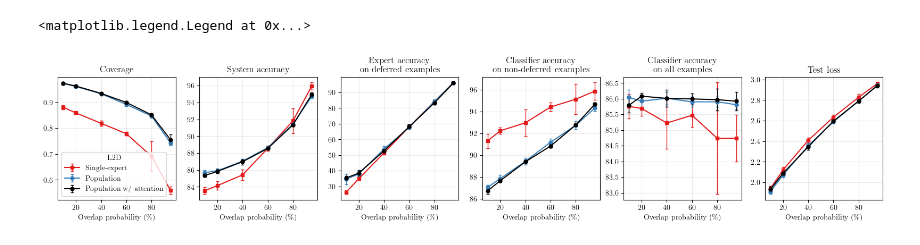
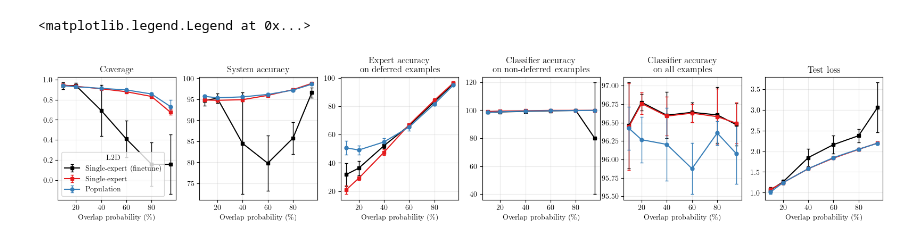
Before and after one commit to dvtailor/meta-l2d, a Jupyter notebook: notebooks/plot_results.ipynb, the cells around one changed output. Cells and saved outputs as stored; diff of their text form; code cells hidden in the pictures.

```diff
--- a/notebooks/plot_results.ipynb
+++ b/notebooks/plot_results.ipynb
@@ -8,10 +8,13 @@ import matplotlib.pyplot as plt
 plt.rcParams["text.usetex"] = True
 plt.rcParams["font.family"] = 'cmu serif' #"Helvetica"
 # %%
-# results_path = '../runs_07/gradual_overlap/softmax'
-results_path = '../runs_08/cifar20_100_new/softmax'
+# results_path = '../runs_09/cifar10/softmax'
+# results_path = '../runs_12/cifar20_100/softmax'
+# results_path = '../runs_14/gtsrb/softmax'
+# results_path = '../runs_00_final/cifar20_100/softmax'
+results_path = '../runs_00_final/gtsrb/softmax'
 # %%
-l2d_type_lst = ['single', 'pop', 'pop_attn']
+l2d_type_lst = ['single_finetune', 'single', 'pop'] # 'pop_attn', 'pop_attn_sa'
 p_out_lst = [0.1,0.2,0.4,0.6,0.8,0.95] #1.0
 seed_lst = [1071,3918,4420,5251,6637]
 metrics_lst = ['cov', 'sys_acc', 'exp_acc', 'clf_acc', 'exp_acc_alone', 'clf_acc_alone', 'val_loss']
@@ -24,7 +27,10 @@ for l2d_type in l2d_type_lst:
     for ii,p_out in enumerate(p_out_lst):
         for seed in seed_lst:
             fn = 'eval1.0.log' #'eval.log'
-            fn_path = os.path.join(results_path, f'l2d_{l2d_type}', f'p{p_out}_seed{seed}', fn)
+            if l2d_type != 'single_finetune':
+                fn_path = os.path.join(results_path, f'l2d_{l2d_type}', f'p{p_out}_seed{seed}', fn)
+            else:
+                fn_path = os.path.join(results_path, f'l2d_single', f'p{p_out}_seed{seed}', 'eval1.0_finetune.log')
 
             try:
                 line = open(fn_path).readline().rstrip()
@@ -57,32 +63,36 @@ metrics_to_text = {
 l2d_type_to_text = {
     'single': 'Single-expert',
     'pop': 'Population',
-    'pop_attn': 'Population w/ attention'
+    # 'pop_attn': 'Population w/ attention'
+    'pop_attn': 'Population + CA',
+    'pop_attn_sa': 'Population + CA + SA',
+    'single_finetune': 'Single-expert (finetune)',
 }
 # %%
 metrics_show = ['cov', 'sys_acc', 'exp_acc', 'clf_acc', 'clf_acc_alone', 'val_loss']
 fig,axs = plt.subplots(1,len(metrics_show),figsize=(20,3))
 
-l2d_show = ['single', 'pop', 'pop_attn']
-p_out_show = [0.1,0.2,0.4,0.6,0.8,0.95] #1.0
+l2d_show = l2d_type_lst
+p_out_show = p_out_lst #[0.1,0.2,0.4,0.6,0.8,0.95,1.0]
 res_filter = [np.where(np.array(p_out_lst)==p)[0].item() for p in p_out_show]
 
-metric_to_col = {'single':c_red,'pop':c_blue,'pop_attn':'k'}
-metric_to_marker = {'single':'s-','pop':'o-','pop_attn':'o-'}
+metric_to_col = {'single':c_red,'pop':c_blue,'pop_attn':'k', 'pop_attn_sa':'g', 'single_finetune':'k'}
+metric_to_marker = {'single':'s-','pop':'o-','pop_attn':'o-', 'pop_attn_sa':'o-', 'single_finetune':'s-'}
 errbar_args={'capsize':2, 'markersize':5, 'elinewidth':1., 'capthick':1., 'lw':1.5} # 'fmt':'o-'
 for ax,metric in zip(axs,metrics_show):
     for l2d_type in l2d_show:
         metric_mean = np.mean(results[l2d_type][metric][res_filter], axis=1)
         metric_std = np.std(results[l2d_type][metric][res_filter], axis=1)
         # ax.plot(np.array(p_out_show), metric_mean, label=l2d_type, marker='.')
         overlap_prob = np.array(p_out_show)*100
         ax.errorbar(overlap_prob, metric_mean, yerr=metric_std, label=l2d_type_to_text[l2d_type], c=metric_to_col[l2d_type], fmt=metric_to_marker[l2d_type], **errbar_args)
         ax.set_xlabel('Overlap probability (\%)')
     ax.set_title(metrics_to_text[metric])
     ax.grid(True, alpha=0.25)
 
 axs[0].legend(title='L2D')
-# fig.savefig('cifar20_warmstart.png', dpi=600, facecolor='white', bbox_inches="tight")
+# fig.savefig('cifar20_new.png', dpi=600, facecolor='white', bbox_inches="tight")
+# fig.savefig('gtsrb_01.png', dpi=600, facecolor='white', bbox_inches="tight")
 # %% [output]
 <matplotlib.legend.Legend at 0x...>
-[figure, old version]
+[figure, new version]
```
Also changed, not shown: 3 other files.
